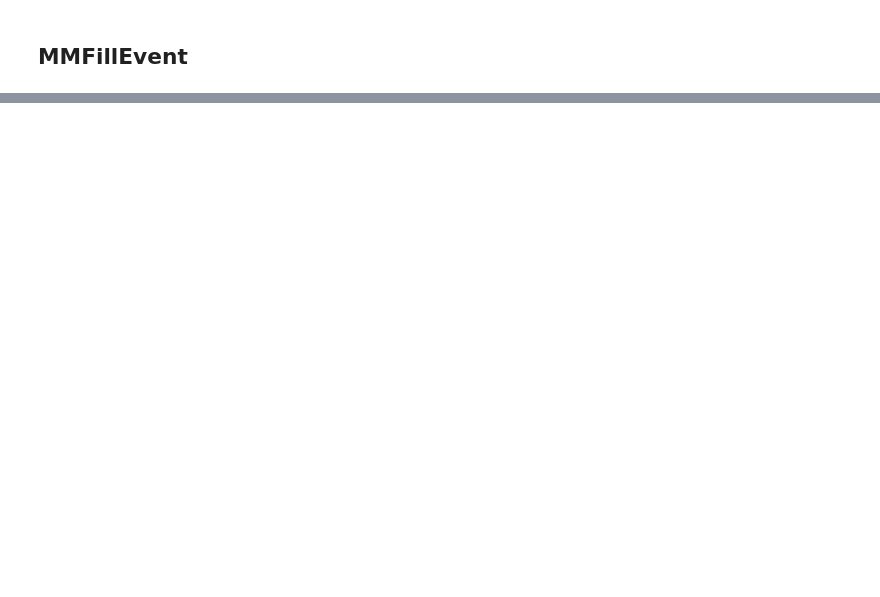
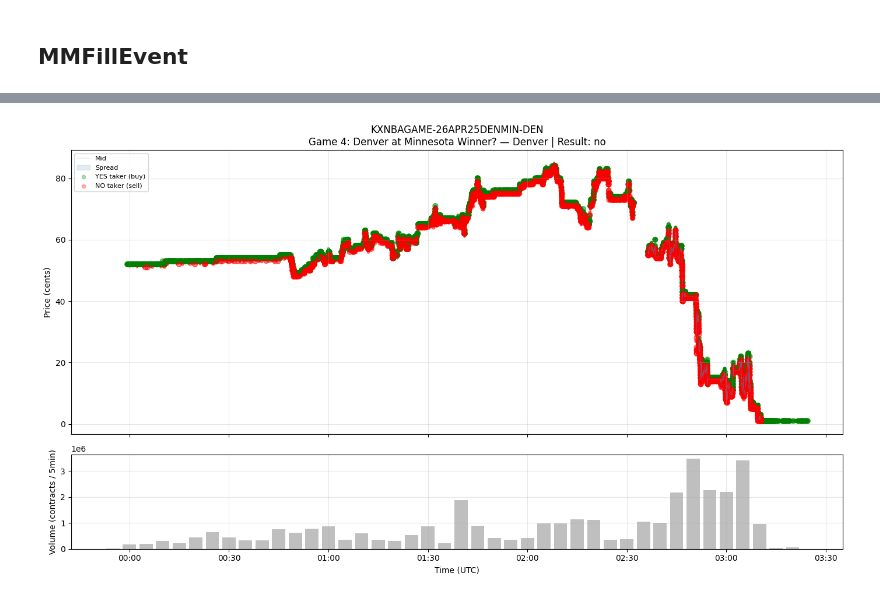
Before and after one commit to cziwang/prediction-market-exploration, a Jupyter notebook: v2/notebooks/explore_silver_v3.ipynb, the cells around one changed output, grey strips where cells are left out. Saved outputs shown, nothing was run; the diff lists cells and outputs as text; code cells hidden in the pictures; blank space fills up the shorter version.

```diff
--- a/v2/notebooks/explore_silver_v3.ipynb
+++ b/v2/notebooks/explore_silver_v3.ipynb
@@ -154,0 +245,18 @@ File size: 56,358,180 bytes
+# %%
+# Trades for this ticker
+tr_t = trades[trades["market_ticker"] == TICKER].copy()
+tr_t["time"] = pd.to_datetime(tr_t["t_receipt_ns"], unit="ns", utc=True)
+tr_t["t_exchange"] = pd.to_datetime(tr_t["t_exchange_ns"], unit="ns", utc=True)
+
+print(f"=== Trades for {TICKER} ===")
+print(f"Rows: {len(tr_t)}")
+print(f"Time range: {tr_t['time'].min()} → {tr_t['time'].max()}")
+print(f"\nBy side:")
+print(tr_t.groupby("side").agg(trades=("size", "count"), total_size=("size", "sum"), avg_price=("price", "mean")).round(1))
+print(f"\nPrice distribution:")
+print(tr_t["price"].describe())
+print(f"\nLatency (receipt - exchange) seconds:")
+latency = (tr_t["t_receipt_ns"] - tr_t["t_exchange_ns"]) / 1e9
+print(latency.describe())
+print(f"\nFirst 15 trades:")
+tr_t[["time", "side", "price", "size"]].head(15)
@@ -154,0 +348,37 @@ File size: 56,358,180 bytes
+# %%
+# Price chart: mid price over time with trades overlaid
+import matplotlib.pyplot as plt
+import matplotlib.dates as mdates
+
+fig, (ax1, ax2) = plt.subplots(2, 1, figsize=(14, 8), sharex=True, gridspec_kw={"height_ratios": [3, 1]})
+
+# BBO mid price
+ax1.plot(ob_t["time"], ob_t["mid"], linewidth=0.3, color="steelblue", alpha=0.6, label="Mid")
+ax1.fill_between(ob_t["time"], ob_t["bid_yes"], ob_t["ask_yes"], alpha=0.15, color="steelblue", label="Spread")
+
+# Trades colored by side
+yes_trades = tr_t[tr_t["side"] == "yes"]
+no_trades = tr_t[tr_t["side"] == "no"]
+ax1.scatter(yes_trades["time"], yes_trades["price"], s=yes_trades["size"].clip(upper=200)/5,
+            c="green", alpha=0.3, label="YES taker (buy)")
+ax1.scatter(no_trades["time"], no_trades["price"], s=no_trades["size"].clip(upper=200)/5,
+            c="red", alpha=0.3, label="NO taker (sell)")
+
+ax1.set_ylabel("Price (cents)")
+ax1.set_title(f"{TICKER}\n{m['title']} — {m['yes_sub_title']} | Result: {m['result']}")
+ax1.legend(loc="upper left", fontsize=8)
+ax1.grid(True, alpha=0.3)
+
+# Volume bars (5-min buckets)
+tr_t_copy = tr_t.set_index("time")
+vol = tr_t_copy.resample("5min")["size"].sum().fillna(0)
+ax2.bar(vol.index, vol.values, width=pd.Timedelta(minutes=4), color="gray", alpha=0.5)
+ax2.set_ylabel("Volume (contracts / 5min)")
+ax2.xaxis.set_major_formatter(mdates.DateFormatter("%H:%M", tz=ob_t["time"].dt.tz))
+ax2.set_xlabel("Time (UTC)")
+ax2.grid(True, alpha=0.3)
+
+plt.tight_layout()
+plt.show()
+# %% [output]
+[figure, added]
```
Also changed, not shown: parts of 10 cells of this notebook, 27 other files.
